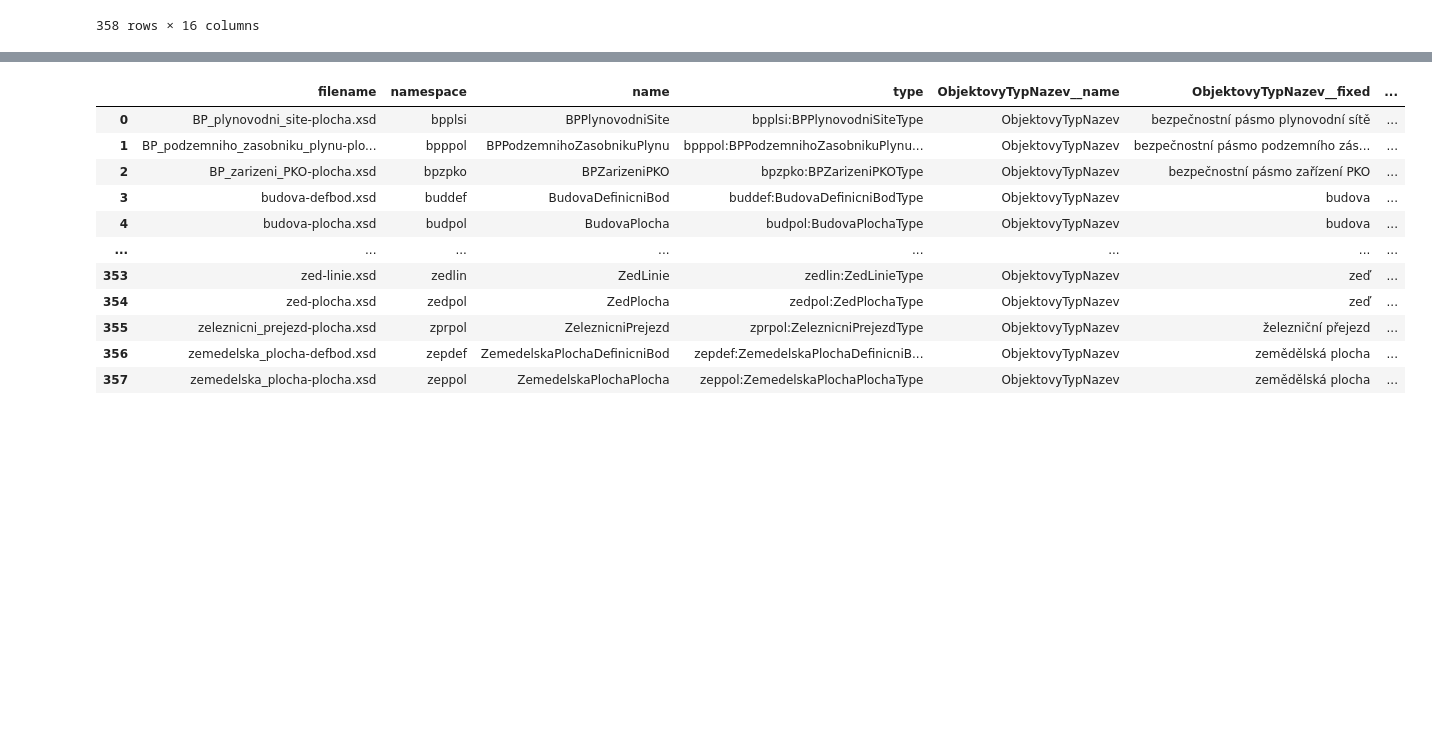
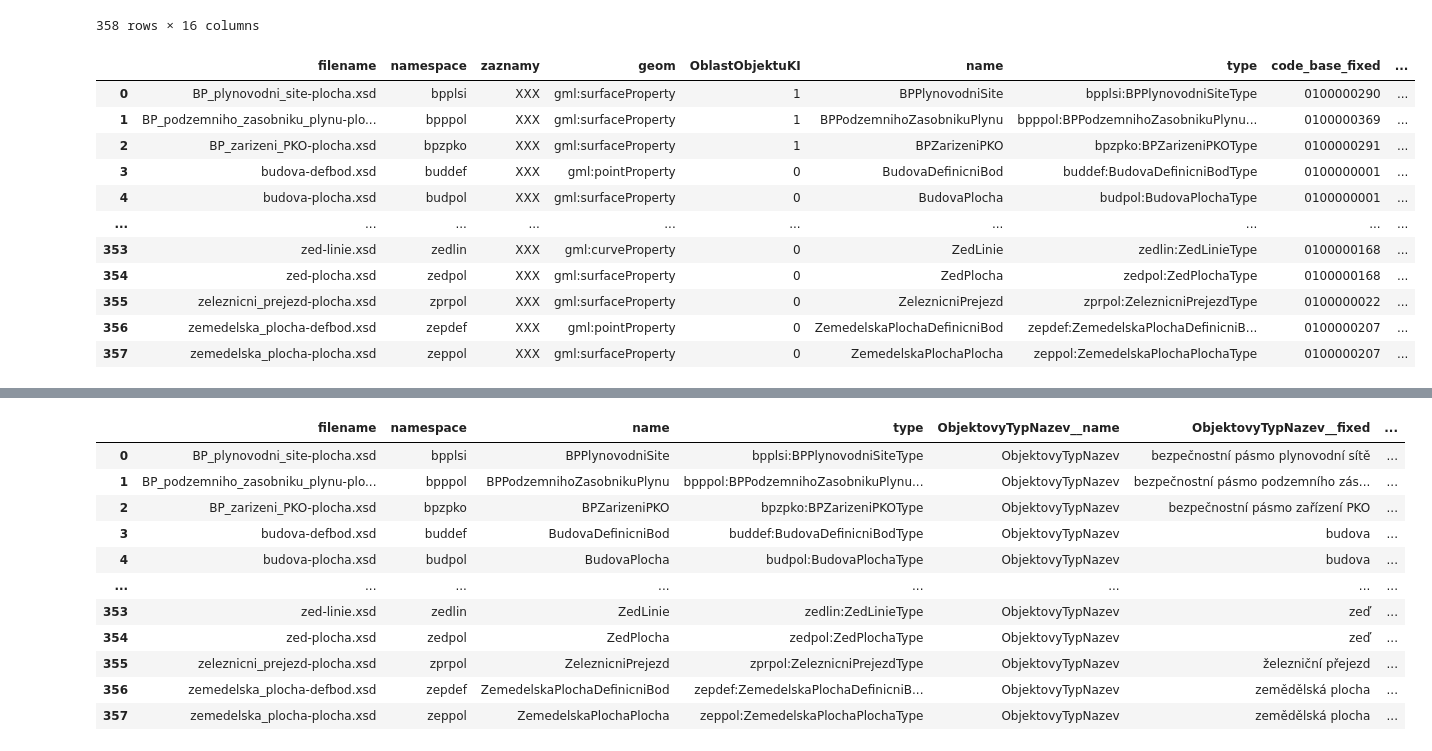
Before and after one commit to ctu-fgis/2025-b-jvf-dtm-xsd, a Jupyter notebook: notebooks/test-parse-input-xsd-to-csv.ipynb, the cells around one changed output, grey strips where cells are left out. Saved outputs shown, nothing was run; the diff lists cells and outputs as text; code cells hidden in the pictures; blank space fills up the shorter version.

Commit message:
Test JSON loading

```diff
--- a/notebooks/test-parse-input-xsd-to-csv.ipynb
+++ b/notebooks/test-parse-input-xsd-to-csv.ipynb
@@ -371,3 +382,90 @@ df_str1
 | 356 | zemedelska_plocha-defbod.xsd | zepdef | XXX | gml:pointProperty | 0 | ZemedelskaPlochaDefinicniBod | zepdef:ZemedelskaPlochaDefinicniB... | 100000207 | ... |
 | 357 | zemedelska_plocha-plocha.xsd | zeppol | XXX | gml:surfaceProperty | 0 | ZemedelskaPlochaPlocha | zeppol:ZemedelskaPlochaPlochaType | 100000207 | ... |
 358 rows × 16 columns
+# %%
+# Load JSON config
+with open("../tests/data/config_str1.json", "r", encoding="utf-8") as f:
+    config = json.load(f)
+
+# Path to the folder with extracted .xsd files
+xsd_objects_path = output_path / "xsd" / "objekty"
+records = []
+
+for file_path in xsd_objects_path.glob("*.xsd"):
+    try:
+        tree = etree.parse(str(file_path))
+        root = tree.getroot()
+        namespace = root.attrib.get("targetNamespace", "")
+
+        data = {key: "" for key in config["output_fields"]}
+        data["filename"] = file_path.name
+        data["namespace"] = namespace
+        data["zaznamy"] = "XXX"
+        data["OblastObjektuKI"] = 0
+
+        complex_types = root.xpath(".//*[local-name()='complexType']")
+        for complex_type in complex_types:
+            for element in complex_type.xpath(".//*[local-name()='element']"):
+                name = element.get("name")
+                ref = element.get("ref")
+                min_occurs = element.get("minOccurs")
+
+                # Get name/type if matching type is found
+                if not data["name"] or not data["type"]:
+                    first_elem = root.xpath(
+                        f".//*[local-name()='element'][starts-with(@type, '{namespace}:')]"
+                    )
+                    if first_elem:
+                        data["name"] = first_elem[0].get("name")
+                        data["type"] = first_elem[0].get("type")
+
+                # Process defined elements
+                if name in config["element_types"]:
+                    etype = config["element_types"][name]
+                    if "attributes" in etype:
+                        for attr_name, props in etype["attributes"].items():
+                            for prop in props:
+                                val = element.xpath(
+                                    f".//*[local-name()='attribute' and @name='{attr_name}']/@{prop}"
+                                )
+                                if val:
+                                    data[f"{attr_name}_{prop}"] = val[0]
+
+                    if "special" in etype and etype["special"] == "geometrie":
+                        data["geom_minOccurs"] = min_occurs
+                        ref_elem = element.xpath(".//*[local-name()='element' and @ref]")
+                        data["geom"] = ref_elem[0].get("ref") if ref_elem else ""
+
+                    elif "fixed" in etype.get("attributes", []):
+                        data[name] = element.get("fixed", "")
+
+                # Handle reference to oblast KI
+                if ref in config["references"]:
+                    ref_conf = config["references"][ref]
+                    data[ref_conf["flag_field"]] = 1
+                    data[ref_conf["min_occurs_field"]] = min_occurs
+
+        records.append(data)
+
+    except Exception as e:
+        print(f"[Error] {file_path.name}: {e}")
+        raise
+
+df_str1 = pd.DataFrame(records)
+output_csv_path = output_path.parent / "str1.csv"
+output_csv_path.parent.mkdir(parents=True, exist_ok=True)
+df_str1.to_csv(output_csv_path, index=False)
+df_str1
+# %% [output]
+|  | filename | namespace | zaznamy | geom | OblastObjektuKI | name | type | code_base_fixed | ... |
+| 0 | BP_plynovodni_site-plocha.xsd | bpplsi | XXX | gml:surfaceProperty | 1 | BPPlynovodniSite | bpplsi:BPPlynovodniSiteType | 0100000290 | ... |
+| 1 | BP_podzemniho_zasobniku_plynu-plo... | bpppol | XXX | gml:surfaceProperty | 1 | BPPodzemnihoZasobnikuPlynu | bpppol:BPPodzemnihoZasobnikuPlynu... | 0100000369 | ... |
+| 2 | BP_zarizeni_PKO-plocha.xsd | bpzpko | XXX | gml:surfaceProperty | 1 | BPZarizeniPKO | bpzpko:BPZarizeniPKOType | 0100000291 | ... |
+| 3 | budova-defbod.xsd | buddef | XXX | gml:pointProperty | 0 | BudovaDefinicniBod | buddef:BudovaDefinicniBodType | 0100000001 | ... |
+| 4 | budova-plocha.xsd | budpol | XXX | gml:surfaceProperty | 0 | BudovaPlocha | budpol:BudovaPlochaType | 0100000001 | ... |
+| ... | ... | ... | ... | ... | ... | ... | ... | ... | ... |
+| 353 | zed-linie.xsd | zedlin | XXX | gml:curveProperty | 0 | ZedLinie | zedlin:ZedLinieType | 0100000168 | ... |
+| 354 | zed-plocha.xsd | zedpol | XXX | gml:surfaceProperty | 0 | ZedPlocha | zedpol:ZedPlochaType | 0100000168 | ... |
+| 355 | zeleznicni_prejezd-plocha.xsd | zprpol | XXX | gml:surfaceProperty | 0 | ZeleznicniPrejezd | zprpol:ZeleznicniPrejezdType | 0100000022 | ... |
+| 356 | zemedelska_plocha-defbod.xsd | zepdef | XXX | gml:pointProperty | 0 | ZemedelskaPlochaDefinicniBod | zepdef:ZemedelskaPlochaDefinicniB... | 0100000207 | ... |
+| 357 | zemedelska_plocha-plocha.xsd | zeppol | XXX | gml:surfaceProperty | 0 | ZemedelskaPlochaPlocha | zeppol:ZemedelskaPlochaPlochaType | 0100000207 | ... |
```
Also changed, not shown: parts of 7 cells of this notebook, 1 other file.
